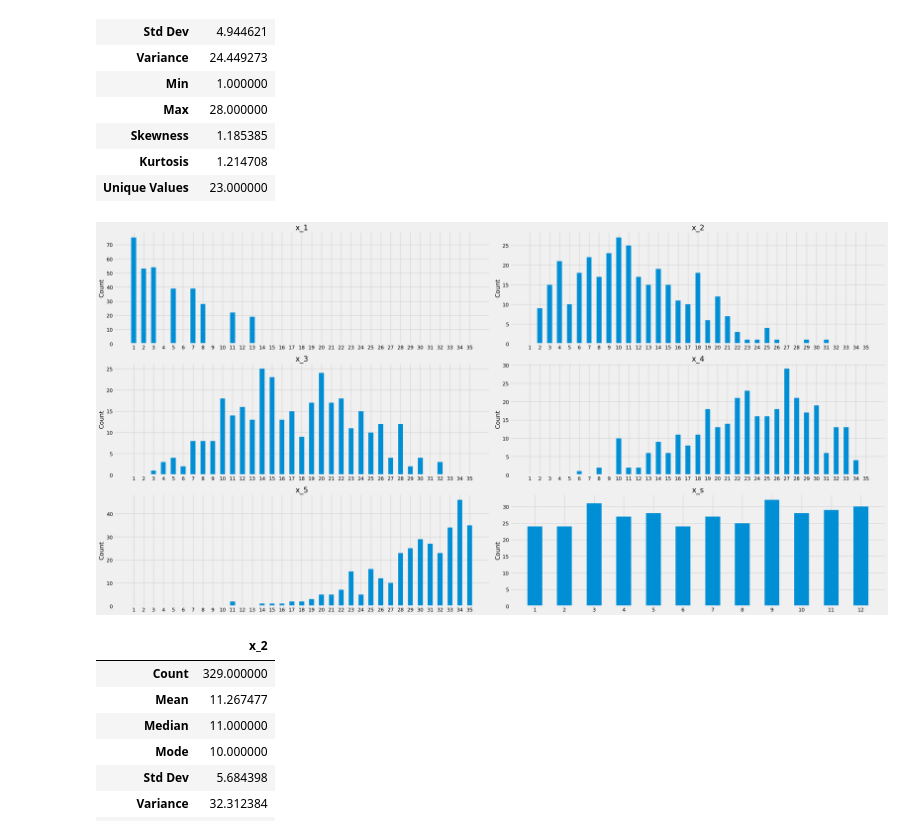
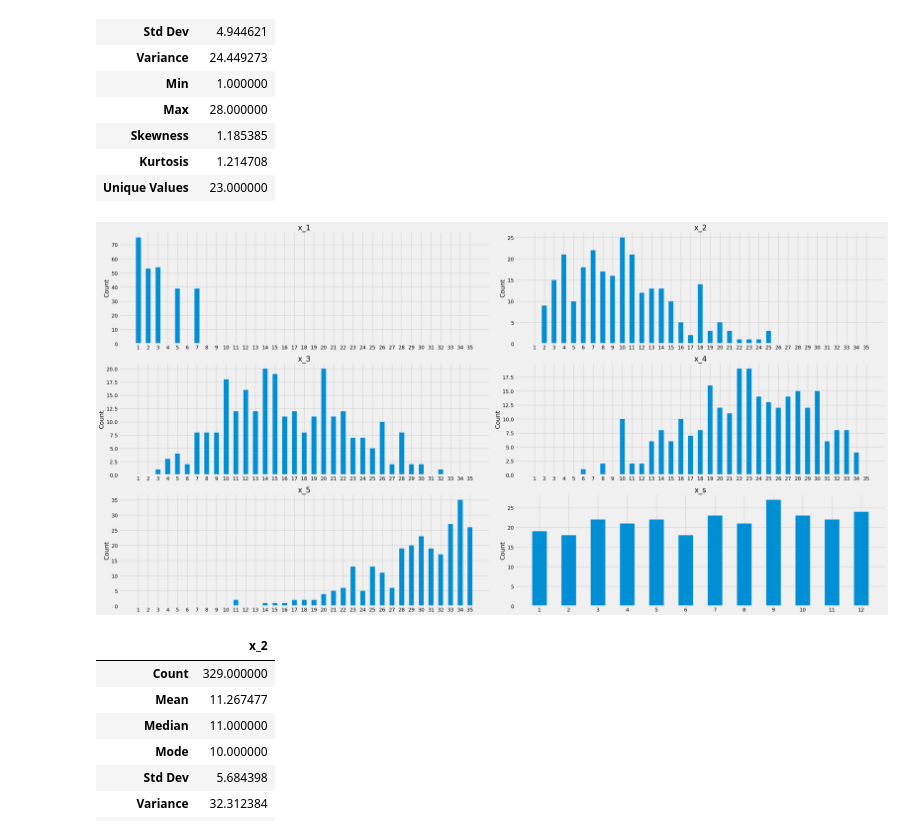
Before and after one commit to DucTrung1802/lucky_number, a Jupyter notebook: lotto_5_35_basic.ipynb, the cells around one changed output. Cells and saved outputs as stored; diff of their text form; code cells hidden in the pictures.

```diff
--- a/lotto_5_35_basic.ipynb
+++ b/lotto_5_35_basic.ipynb
@@ -341,11 +341,11 @@ extended_summary(cleaned_df["x_1"])
 | Kurtosis | 1.214708 |
 | Unique Values | 23.000000 |
 # %%
-filter_1 = cleaned_df[cleaned_df["x_1"].isin([1, 2, 3, 5, 7, 8, 11, 13])]
+filter_1 = cleaned_df[cleaned_df["x_1"].isin([1, 2, 3, 5, 7])]
 
 plot_histograms(filter_1, mode="count")
 # %% [output]
-[figure, old version]
+[figure, new version]
 # %%
 extended_summary(filter_1["x_2"])
 # %% [output]
```
Also changed, not shown: parts of 1 cell of this notebook, 5 other files.
